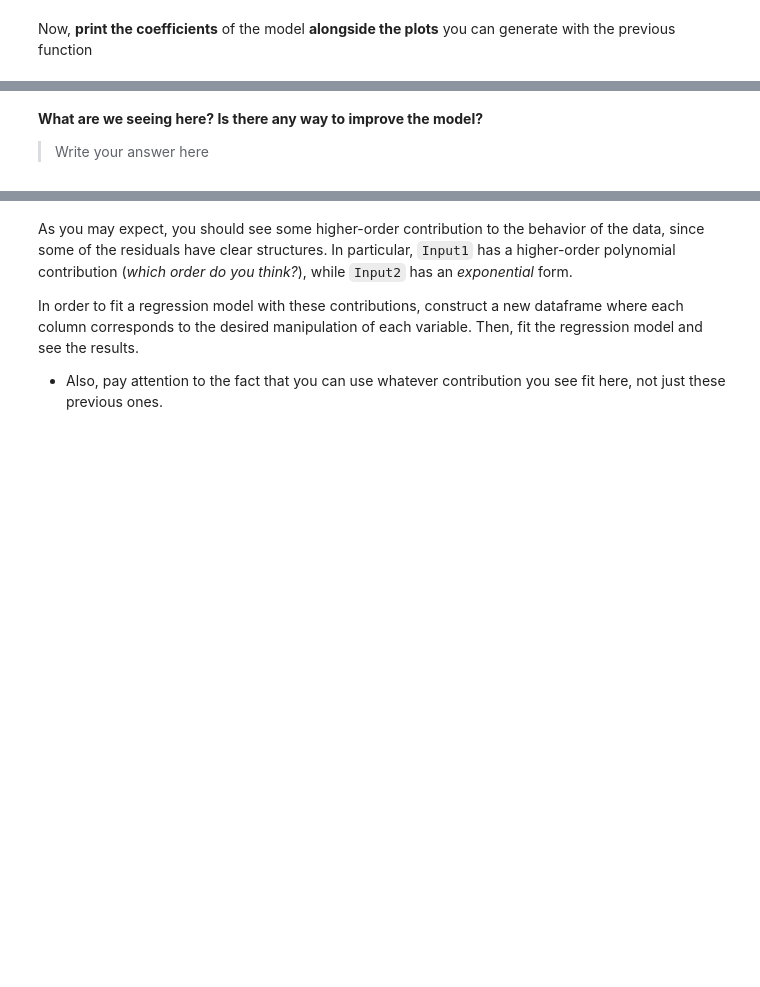
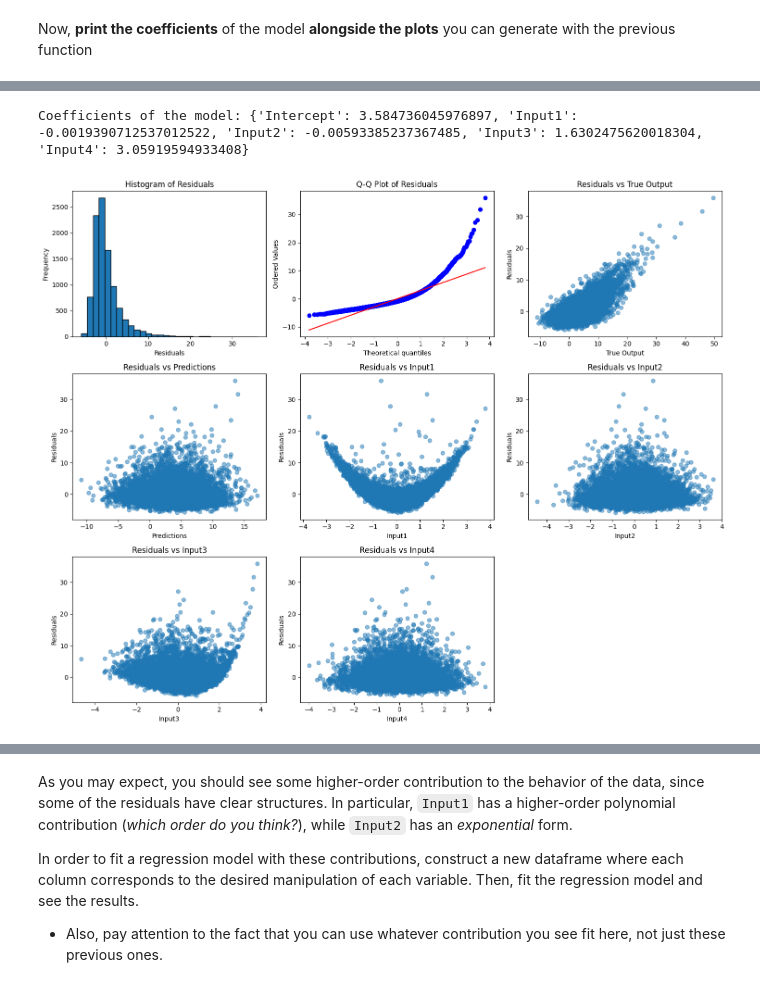
Before and after one commit to ICAI-IMAT-ML/p2-4-beajimeenez, a Jupyter notebook: notebook/Lab_2_4_LR2.ipynb, the cells around one changed output, grey strips where cells are left out. Cells and saved outputs as stored; diff of their text form; code cells hidden in the pictures; blank space fills up the shorter version.

```diff
--- a/notebook/Lab_2_4_LR2.ipynb
+++ b/notebook/Lab_2_4_LR2.ipynb
@@ -140,7 +140,8 @@ def plot_residuals(data, output_column, prediction_column):
         prediction_column (str): The name of the prediction column.
     """
     # TODO: Calculate residuals
-    residuals = None
+    # la diferencia entre los datos reales y los datos obtenidos
+    residuals = data[output_column] - data[prediction_column]
 
     num_features = len(data.columns) - 2  # Exclude output and prediction columns
 
@@ -158,12 +159,12 @@ def plot_residuals(data, output_column, prediction_column):
 
     # TODO: Plot Q-Q plot of residuals (tip: use stats.probplot from scipy)
     plt.subplot(num_rows, num_cols, 2)
-    stats.probplot(None, None, None)       # Fill the code here
+    stats.probplot(residuals, dist="norm", plot=plt)       # Fill the code here
     plt.title('Q-Q Plot of Residuals')
 
     # TODO: Plot residuals against output variable
     plt.subplot(num_rows, num_cols, 3)
-    plt.scatter(None, None, alpha=0.5)     # Fill the code here
+    plt.scatter(data[output_column], residuals, alpha=0.5)     # Fill the code here
     plt.title('Residuals vs True Output')
     plt.xlabel('True Output')
     plt.ylabel('Residuals')
@@ -179,7 +180,7 @@ def plot_residuals(data, output_column, prediction_column):
     for i, col in enumerate(data.columns):
         if col not in [output_column, prediction_column]:
             plt.subplot(num_rows, num_cols, i + 5)
-            plt.scatter(None, None, alpha=0.5)   # Fill the code here
+            plt.scatter(data[col], residuals, alpha=0.5)   # Fill the code here
             plt.title(f'Residuals vs {col}')
             plt.xlabel(col)
             plt.ylabel('Residuals')
@@ -191,11 +209,19 @@ Now, **print the coefficients** of the model **alongside the plots** you can gen
 # %%
 # TODO:  First, construct a dictionary of the coefficients to print them
-coef_dict = None
+# usamos el intercept y los coeficientes dados en linreg
+# añadimos el intercept y para cada input su indice de coeficientes
+coef_dict = {}
+coef_dict["Intercept"] = linreg.intercept
+for i in range(X.shape[1]):
+    coef_dict[f"Input{i+1}"] = linreg.coefficients[i]
+
+
+
 print(f"Coefficients of the model: {coef_dict}")
 
 # Plot the residuals for the predictions
 data["Predictions"] = linreg.predict(X)
 plot_residuals(data, 'Output', 'Predictions')
+# %% [output]
+Coefficients of the model: {'Intercept': 3.584736045976897, 'Input1': -0.0019390712537012522, 'Input2': -0.00593385237367485, 'Input3': 1.6302475620018304, 'Input4': 3.05919594933408}
+[figure, added]
-# %% [markdown]
-**What are we seeing here? Is there any way to improve the model?**
-> Write your answer here
```
Also changed, not shown: parts of 18 cells of this notebook, 1 other file.
